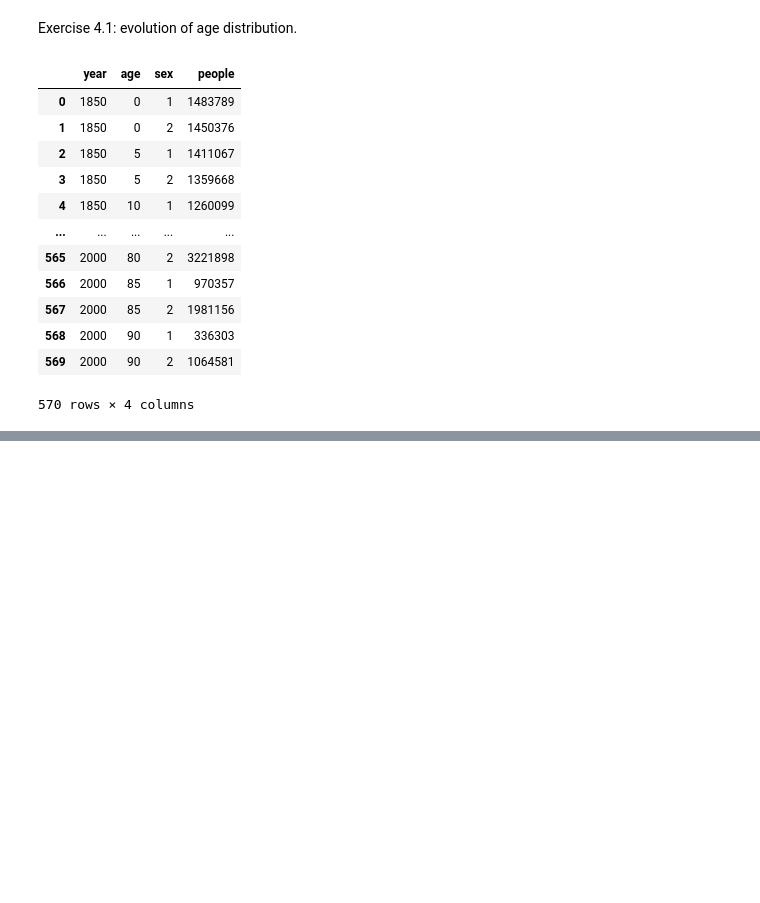
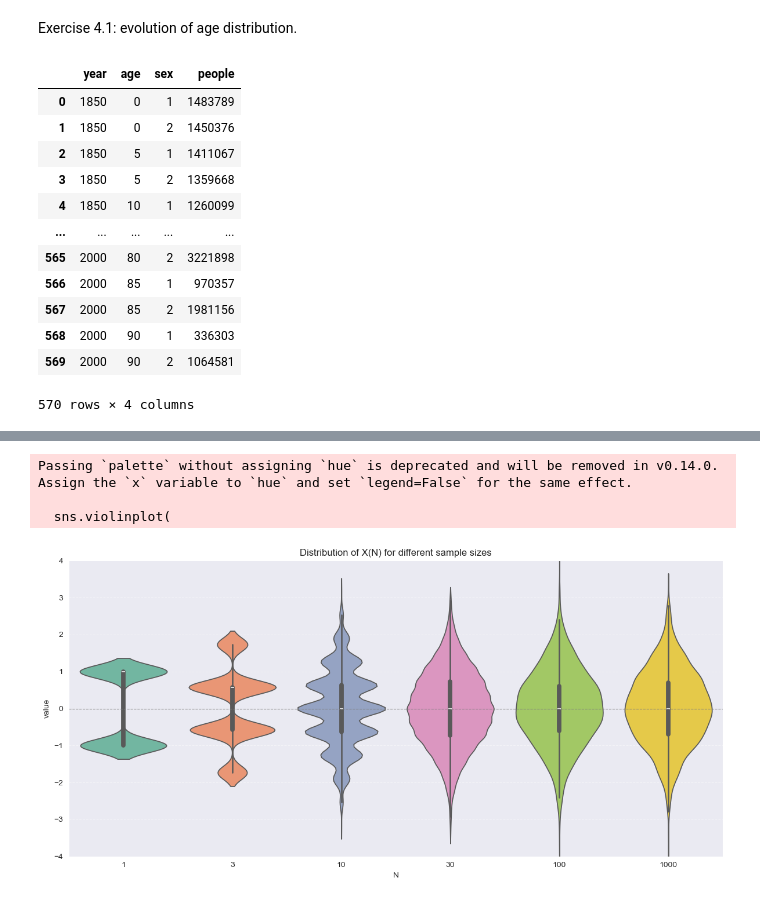
Before and after one commit to mak8427/data_visualization, a Jupyter notebook: problem-sheet-04/exercise04_davide.ipynb, the cells around one changed output, grey strips where cells are left out. Cells and saved outputs as stored; diff of their text form; code cells hidden in the pictures; blank space fills up the shorter version.

```diff
--- a/problem-sheet-04/exercise04_davide.ipynb
+++ b/problem-sheet-04/exercise04_davide.ipynb
@@ -93,0 +97,25 @@ The `scale` parameter has been renamed and will be removed in v0.15.0. Pass `den
+# %%
+import numpy as np
+x = [-1, 1]
+N_s = {1:[], 3:[], 10:[], 30:[], 100:[],1000:[]}
+res = np.random.choice(x, 100000)
+def X(N):
+    x = [-1, 1]
+    xvec = np.random.choice(x, N)
+    res = 1/np.sqrt(N)* np.sum(xvec)
+    return res
+
+for N, v in N_s.items():
+    vals = []
+    for i in range(1,5000):
+        vals.append(X(N))
+    N_s[N] = vals
+
+
+
+rows = [(N, val)
+        for N, vals in N_s.items()
+        for val in vals]
+
+df = pd.DataFrame(rows, columns=['N', 'value'])
+df
@@ -93,0 +136,22 @@ The `scale` parameter has been renamed and will be removed in v0.15.0. Pass `den
+# %%
+plt.figure(figsize=(12, 6))
+sns.violinplot(
+    data=df,
+    x='N',
+    y='value',
+    inner='box',
+    palette='Set2'
+)
+plt.title('Distribution of X(N) for different sample sizes')
+
+plt.axhline(0, ls='--', c='grey', lw=0.8)
+plt.ylim(-4, 4)
+
+plt.grid(axis='y', linestyle='--', alpha=0.5)
+plt.tight_layout()
+plt.show()
+# %% [output]
+Passing `palette` without assigning `hue` is deprecated and will be removed in v0.14.0. Assign the `x` variable to `hue` and set `legend=False` for the same effect.
+
+  sns.violinplot(
+[figure, added]
```
Also changed, not shown: parts of 4 cells of this notebook.
